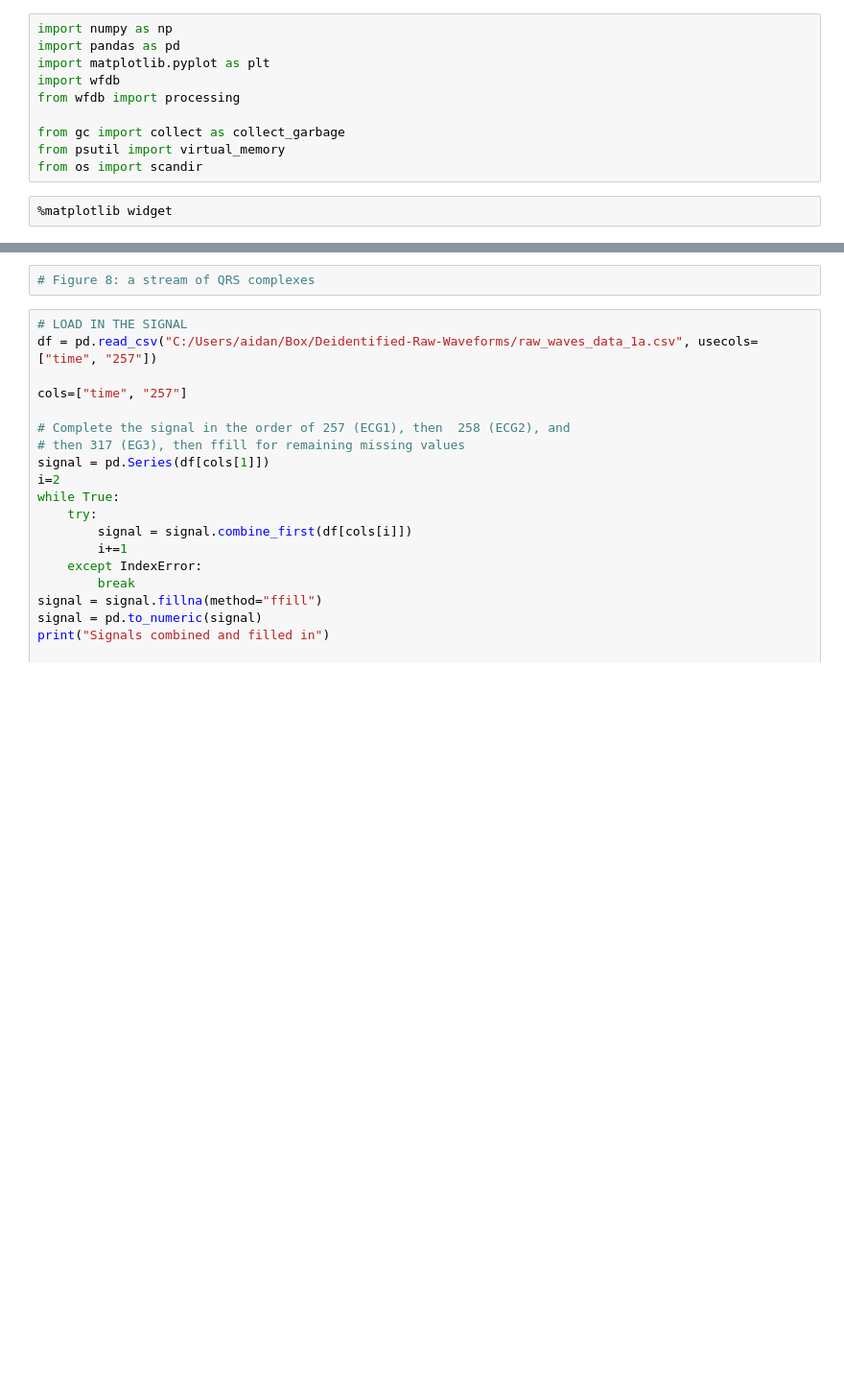
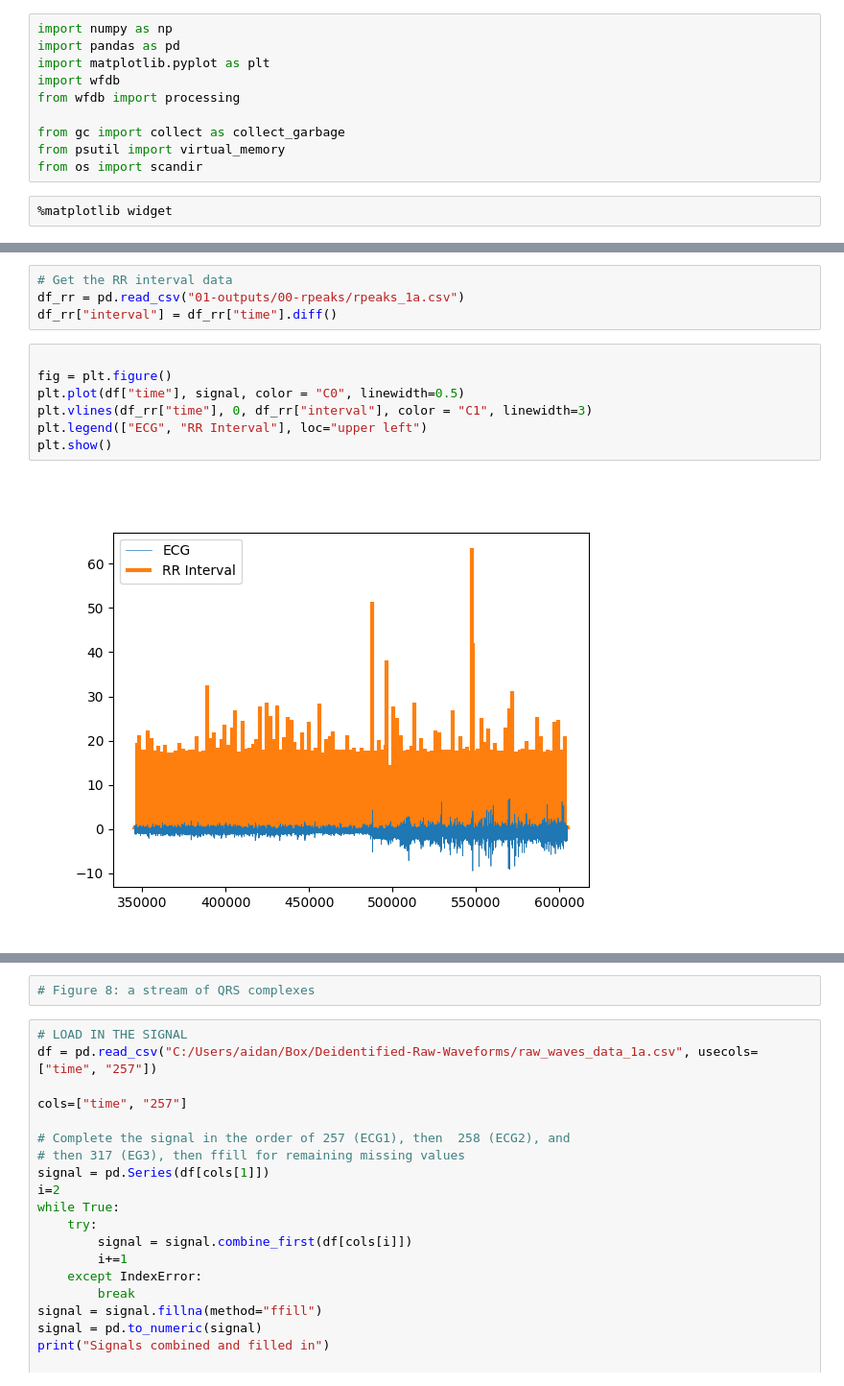
Before and after one commit to aidanlokeeffe/nicu_hrv_analysis, a Jupyter notebook: notebooks2/02-pipeline-visualizations.ipynb, the cells around one changed output, grey strips where cells are left out. Shown at 96% size. Saved outputs shown, nothing was run; the diff lists cells and outputs as text; blank space fills up the shorter version.

```diff
--- a/notebooks2/02-pipeline-visualizations.ipynb
+++ b/notebooks2/02-pipeline-visualizations.ipynb
@@ -17,0 +116,13 @@ svmem(total=12655771648, available=7988166656, percent=36.9, used=4667604992, fr
+# %%
+# Get the RR interval data
+df_rr = pd.read_csv("01-outputs/00-rpeaks/rpeaks_1a.csv")
+df_rr["interval"] = df_rr["time"].diff()
+# %%
+
+fig = plt.figure()
+plt.plot(df["time"], signal, color = "C0", linewidth=0.5)
+plt.vlines(df_rr["time"], 0, df_rr["interval"], color = "C1", linewidth=3)
+plt.legend(["ECG", "RR Interval"], loc="upper left")
+plt.show()
+# %% [output]
+[figure, added]
```
Also changed, not shown: parts of 17 cells of this notebook, 16 other files.
